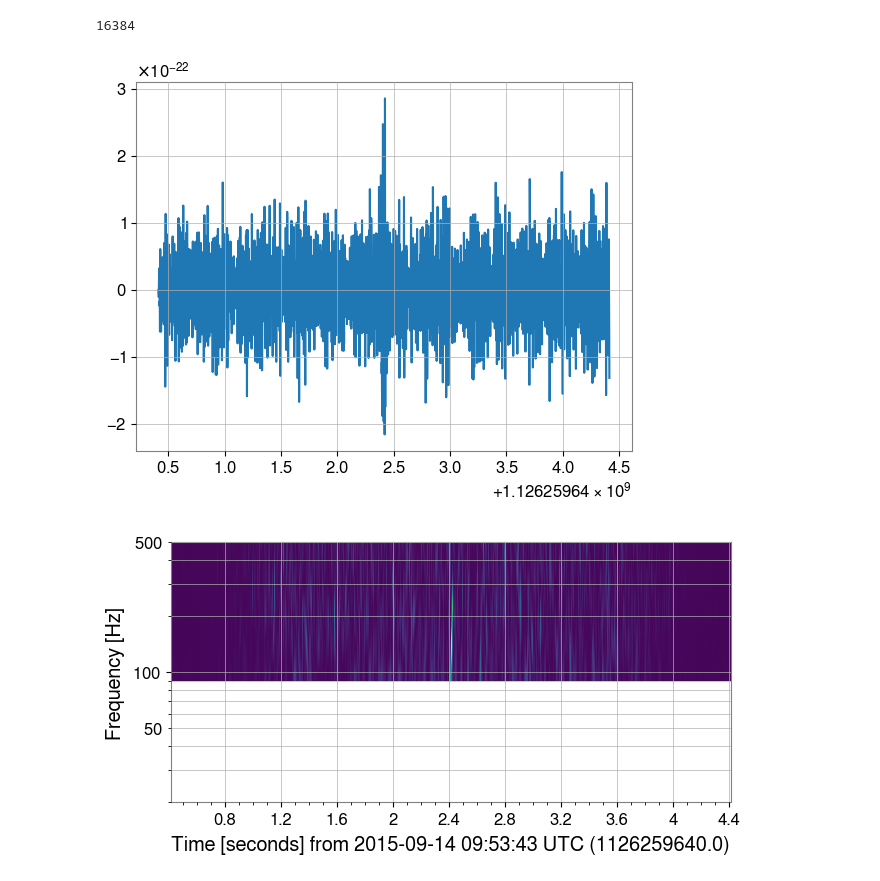
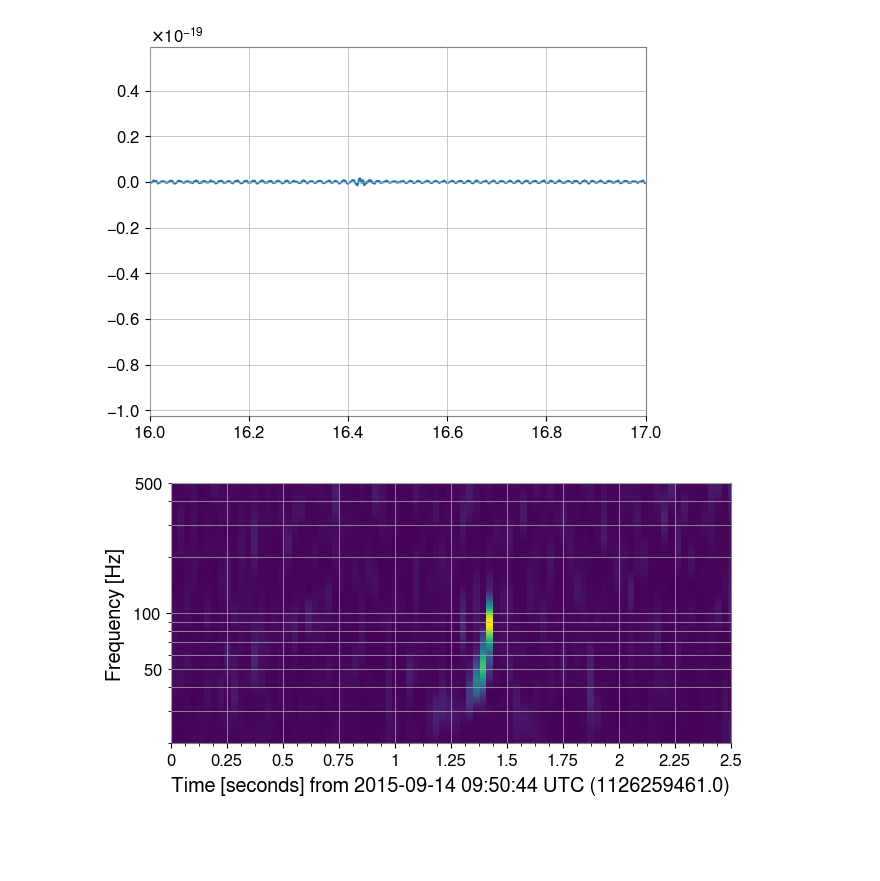
Before and after one commit to eMillar2718/GW_ChirpSim, a Jupyter notebook: GW_sim_test.ipynb, the cells around one changed output. Saved outputs shown, nothing was run; the diff lists cells and outputs as text; code cells hidden in the pictures; blank space fills up the shorter version.

Commit message:
Fixed missing data in the Q_scan by using real GWOSC data and using the function to inject into gwpy timeseries

```diff
--- a/GW_sim_test.ipynb
+++ b/GW_sim_test.ipynb
@@ -44,11 +65,7 @@ waveform_generator = bilby.gw.WaveformGenerator(
   frequency_domain_source_model: bilby.gw.source.lal_binary_black_hole
   time_domain_source_model: None
   parameter_conversion: bilby.gw.conversion.convert_to_lal_binary_black_hole_parameters
-# %%
-H1 = bilby.gw.detector.get_empty_interferometer('H1')
 # %%
-H1.set_strain_data_from_power_spectral_density(
-    sampling_frequency=sampling_frequency,
-    duration=duration,
-    start_time=injection_parameters["geocent_time"] - 2,
-)
+start_time = 1126259446
+end_time = start_time + duration
+time_series = TimeSeries.fetch_open_data('H1', start_time, end_time)
@@ -55,5 +77,5 @@ H1.set_strain_data_from_power_spectral_density(
 # %%
-H1.inject_signal_from_waveform_generator(
-    waveform_generator=waveform_generator, parameters=injection_parameters
+data_injected, metadata = bilby.gw.detector.inject_signal_into_gwpy_timeseries(data = time_series,
+    waveform_generator=waveform_generator, parameters=injection_parameters, det = 'H1'
 )
 # %% [output]
@@ -80,6 +105,6 @@ H1.inject_signal_from_waveform_generator(
 # %%
-H1_timeseries = TimeSeries(
-            data=H1.strain_data.time_domain_strain, times=H1.strain_data.time_array)
+#H1_timeseries = TimeSeries(
+#            data=H1.strain_data.time_domain_strain, times=H1.strain_data.time_array)
 
 zpks = []
 bandpass_frequencies = (50,250)
@@ -90,10 +115,11 @@ zpks.append(bandpass(
 
 zpk = concatenate_zpks(*zpks)
 
-H1_strain = H1_timeseries.filter(zpk, filtfilt=False)
+injected_strain = data_injected.filter(zpk, filtfilt=False)
 # %%
-plt.plot(H1_strain)
+time = np.linspace(0, duration, sampling_frequency*int(duration))
+plt.plot(time,injected_strain)
+plt.show()
 # %% [output]
-16384
-[figure, old version]
+[figure, new version]
 # %%
@@ -104,9 +130,11 @@ ax = plot.gca()
 ax.set_xscale('seconds')
 ax.set_yscale('log')
 ax.set_ylim(20, 500)
+plt.xlim(start_time +15, start_time + 17.5)
 ax.set_ylabel('Frequency [Hz]')
 ax.grid(True, axis='y', which='both')
 #ax.colorbar(cmap='viridis', label='Normalized energy')
+plt.savefig('Q_scan.jpeg')
 plot.show()
 # %% [output]
-[figure, old version]
+[figure, new version]
```
Also changed, not shown: parts of 7 cells of this notebook.
